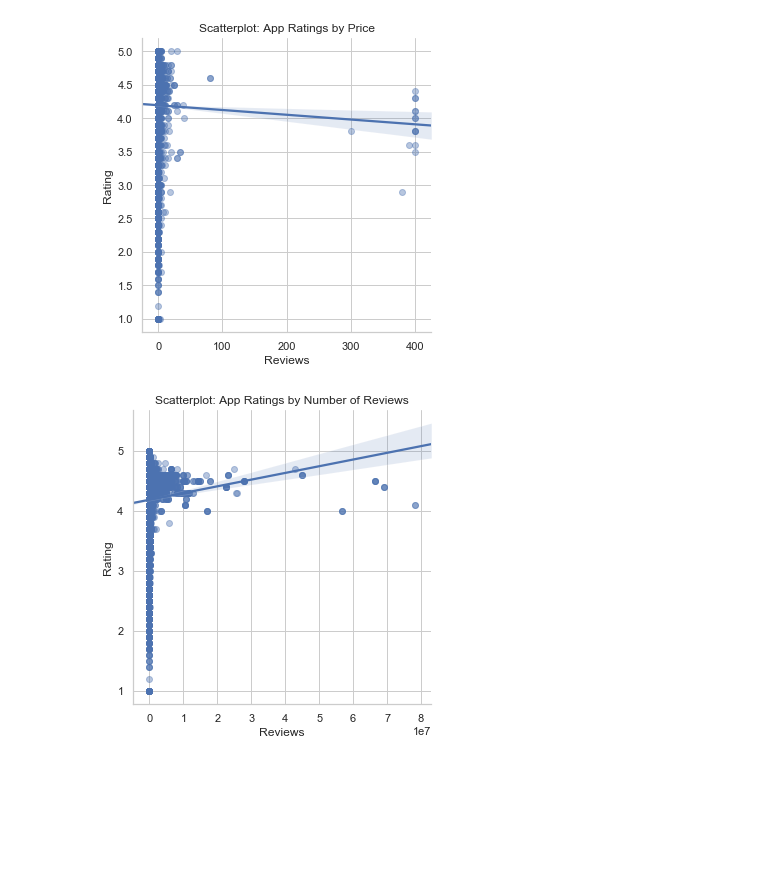
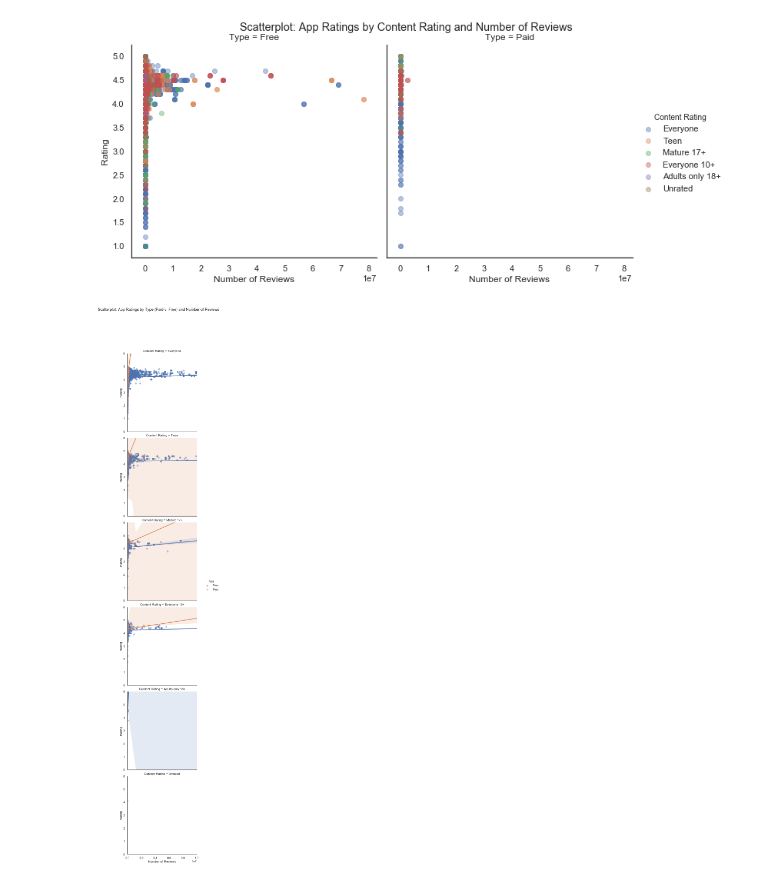
Before and after one commit to jkovach89/12-2-Assignment, a Jupyter notebook: Assignment 12.2 - Data Visualizations with Seaborn - Google Play Apps.ipynb, the cells around one changed output. Cells and saved outputs as stored; diff of their text form; code cells hidden in the pictures; blank space fills up the shorter version.

```diff
--- a/Assignment 12.2 - Data Visualizations with Seaborn - Google Play Apps.ipynb
+++ b/Assignment 12.2 - Data Visualizations with Seaborn - Google Play Apps.ipynb
@@ -102,28 +128,36 @@ plt.show()
 # %%
-apps['Reviews_int'] = pd.to_numeric(apps['Reviews'], errors = 'coerce')
-apps['price_int'] = pd.to_numeric(apps['Price'], errors = 'coerce')
-
+# Ratings by Number of Reviews
+sns.set(style="white")
 
 g = sns.lmplot(y='Rating',
-               x='price_int',
+               x='reviews_int',
+               hue='Content Rating',
                data=apps,
-               fit_reg=True,
+               col='Type',
+               fit_reg=False,
+               ci=False,
                scatter_kws={'alpha':0.4})
 g.set_ylabels("Rating")
-g.set_xlabels("Reviews")
-plt.title('Scatterplot: App Ratings by Price')
+g.set_xlabels("Number of Reviews")
+plt.suptitle('Scatterplot: App Ratings by Content Rating and Number of Reviews')
+plt.subplots_adjust(top=0.9)
 plt.show()
 
 g = sns.lmplot(y='Rating',
-               x='Reviews_int',
+               x='reviews_int',
+               hue='Type',
                data=apps,
+               row='Content Rating',
                fit_reg=True,
+               ci=95,
                scatter_kws={'alpha':0.4})
 g.set_ylabels("Rating")
-g.set_xlabels("Reviews")
-plt.title('Scatterplot: App Ratings by Number of Reviews')
+g.set_xlabels("Number of Reviews")
+g.set(ylim=(0,6), xlim=(-1,10000000))
+plt.suptitle('Scatterplot: App Ratings by Type (Paid v. Free) and Number of Reviews')
+plt.subplots_adjust(top=0.9)
 plt.show()
 # %% [output]
-[figure, old version]
+[figure, new version]
-[figure, old version]
+[figure, new version]
 # %%
```
Also changed, not shown: parts of 11 cells of this notebook.
